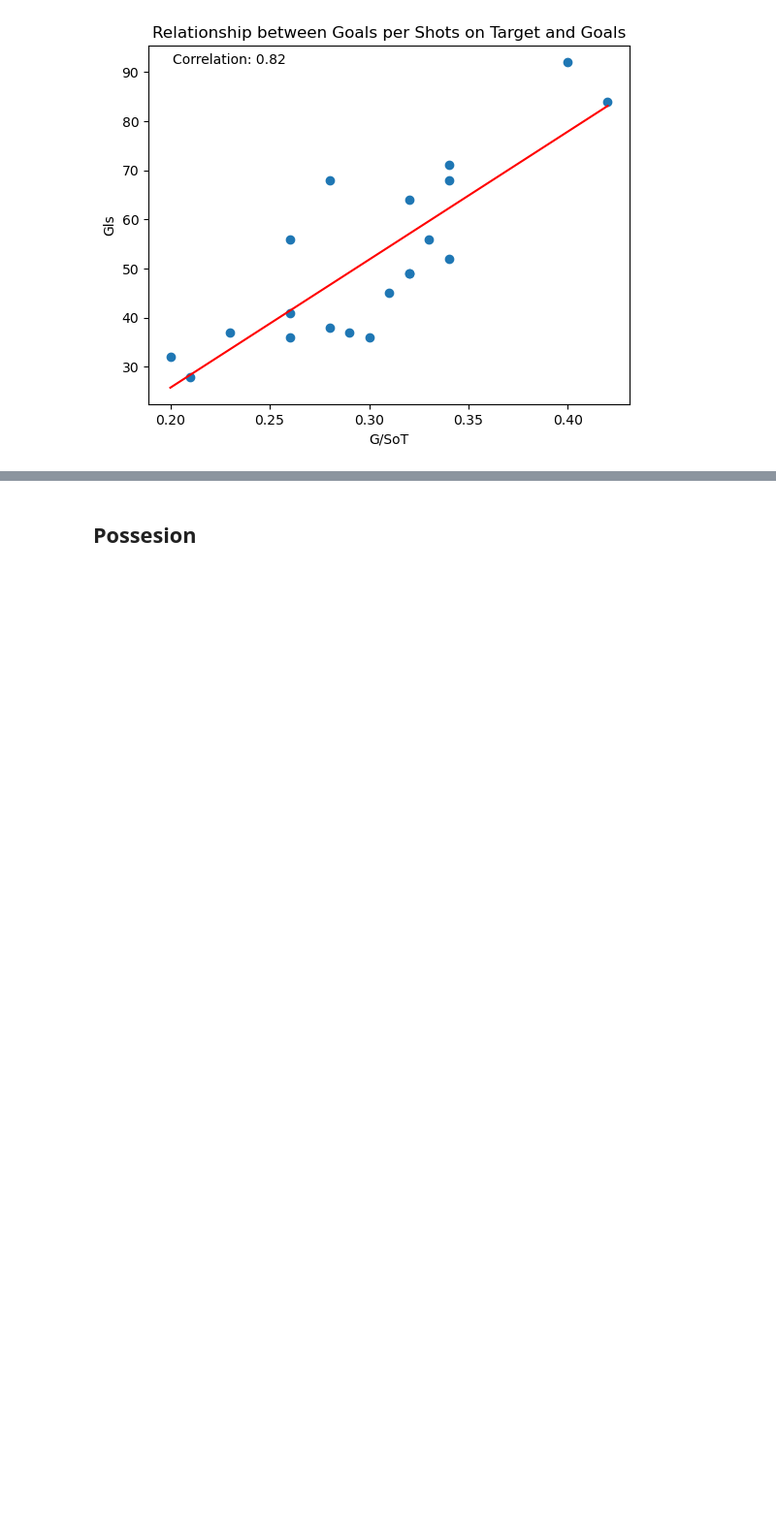
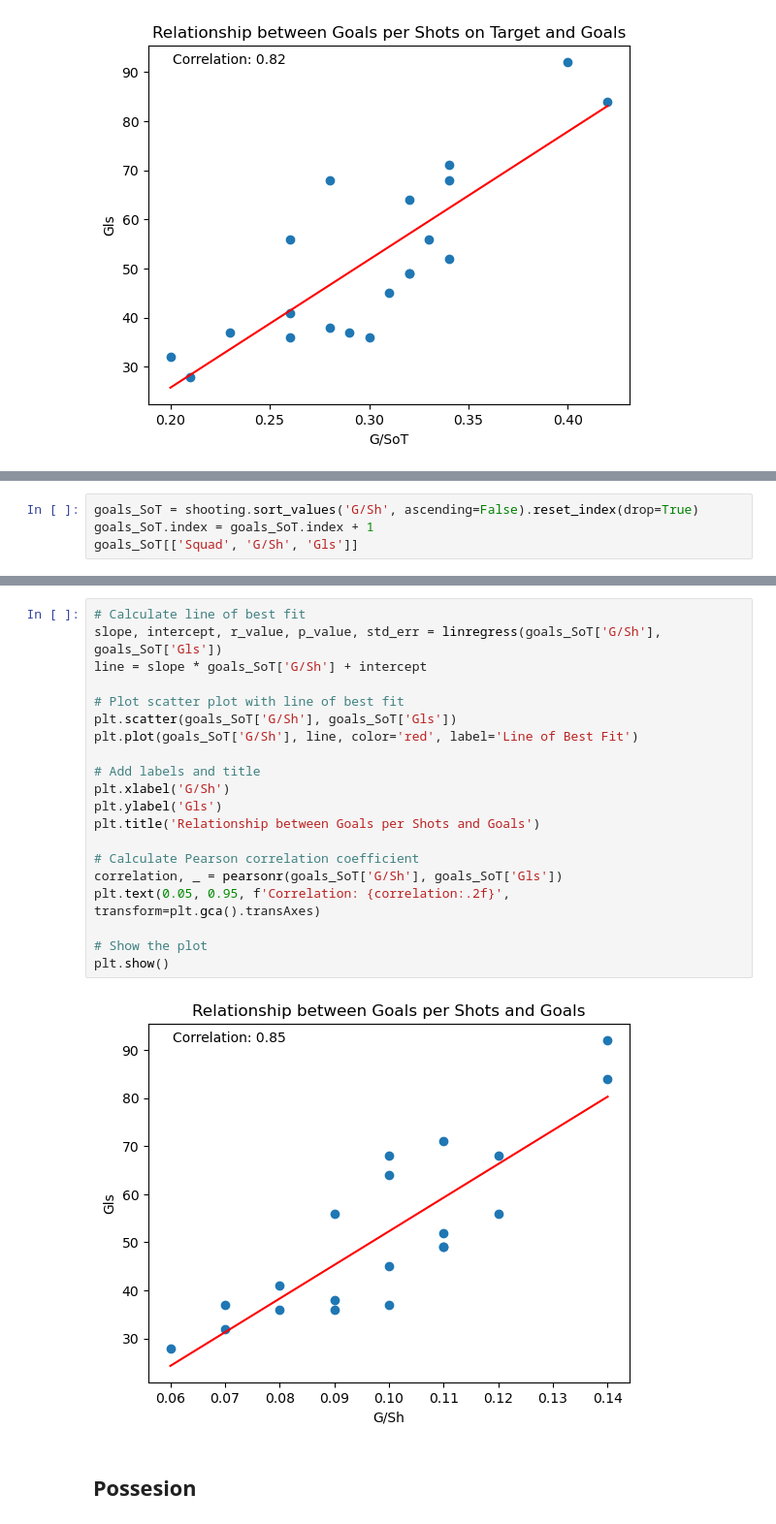
Before and after one commit to ayomidecole/Prem2022-23-data, a Jupyter notebook: prem_data_analysis.ipynb, the cells around one changed output, grey strips where cells are left out. Shown at 97% size. Cells and saved outputs as stored; diff of their text form; blank space fills up the shorter version.

Commit message:
More cleaning of the shooting section

```diff
--- a/prem_data_analysis.ipynb
+++ b/prem_data_analysis.ipynb
@@ -210,0 +226,4 @@ plt.show()
+# %%
+goals_SoT = shooting.sort_values('G/Sh', ascending=False).reset_index(drop=True)
+goals_SoT.index = goals_SoT.index + 1
+goals_SoT[['Squad', 'G/Sh', 'Gls']]
@@ -211,3 +248,25 @@ plt.show()
+# %%
+# Calculate line of best fit
+slope, intercept, r_value, p_value, std_err = linregress(goals_SoT['G/Sh'], goals_SoT['Gls'])
+line = slope * goals_SoT['G/Sh'] + intercept
+
+# Plot scatter plot with line of best fit
+plt.scatter(goals_SoT['G/Sh'], goals_SoT['Gls'])
+plt.plot(goals_SoT['G/Sh'], line, color='red', label='Line of Best Fit')
+
+# Add labels and title
+plt.xlabel('G/Sh')
+plt.ylabel('Gls')
+plt.title('Relationship between Goals per Shots and Goals')
+
+# Calculate Pearson correlation coefficient
+correlation, _ = pearsonr(goals_SoT['G/Sh'], goals_SoT['Gls'])
+plt.text(0.05, 0.95, f'Correlation: {correlation:.2f}', transform=plt.gca().transAxes)
+
+# Show the plot
+plt.show()
+# %% [output]
+[figure, added]
 # %% [markdown]
 ## Possesion
 # %%
```
Also changed, not shown: parts of 5 cells of this notebook.
